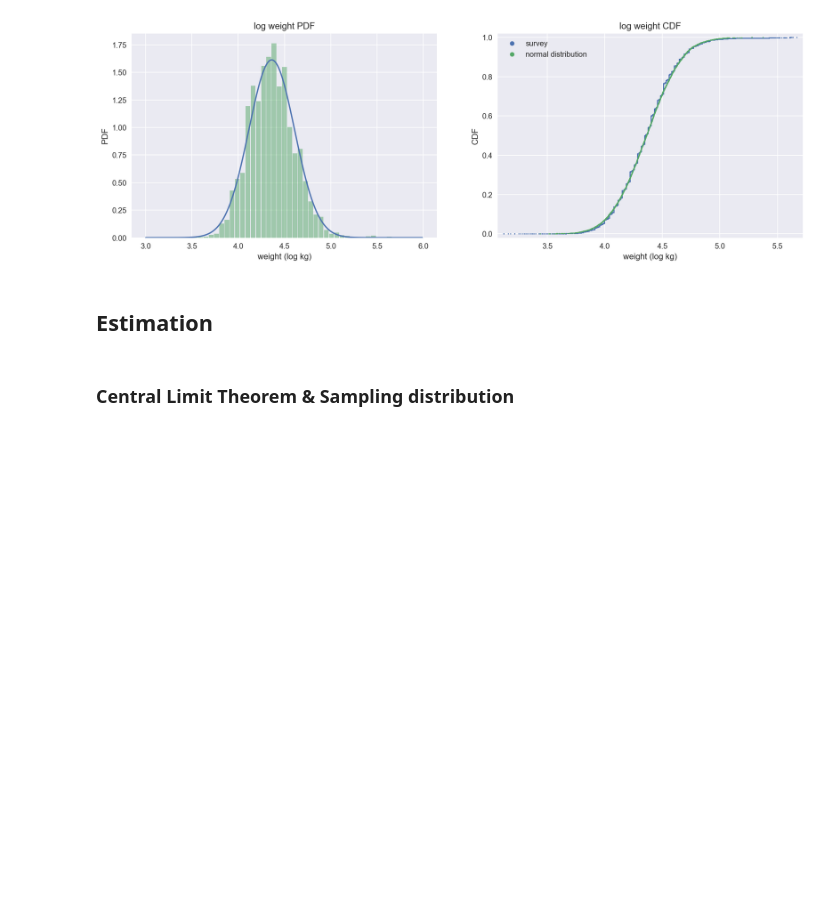
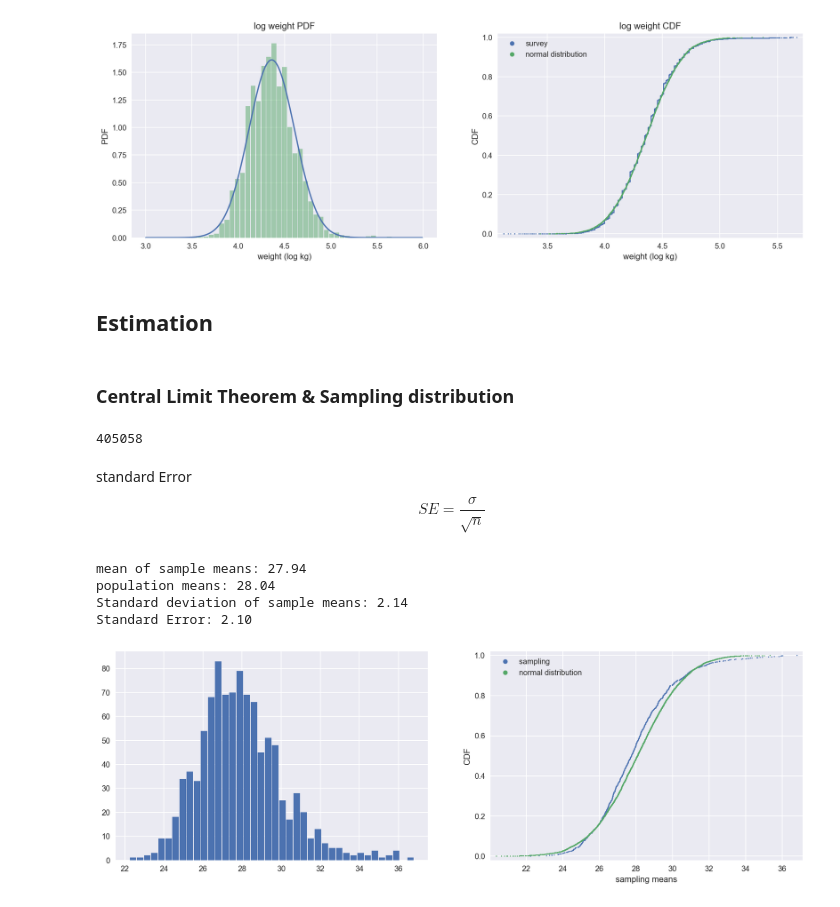
Before and after one commit to fishstar/Data-Analysis-Practice, a Jupyter notebook: Statistics/try.ipynb, the cells around one changed output. Drawn from its saved outputs; the diff is of its cells as text; code cells hidden in the pictures; blank space fills up the shorter version.

```diff
--- a/Statistics/try.ipynb
+++ b/Statistics/try.ipynb
@@ -186,7 +186,7 @@ skewness: -0.74
 # %%
 def ecdf(data):
     x = np.sort(data)
-    y = np.arange(1, len(x)+1) / float(len(x))
+    y = np.arange(1, len(x)+1) / len(x)
     return (x,y)
 
 def plot_ecdf(data, xlabel=None , ylabel='ECDF', label=None):
@@ -481,7 +481,7 @@ plt.show()
 # %%
 def ecdf(data):
     x = np.sort(data)
-    y = np.arange(1, len(x)+1) / float(len(x))
+    y = np.arange(1, len(x)+1) / len(x)
     return (x,y)
 
 def plot_ecdf(data, xlabel=None , ylabel='CDF', label=None):
@@ -588,3 +588,39 @@ plt.show()
 ## Estimation
 # %% [markdown]
 ### Central Limit Theorem  & Sampling distribution
+# %%
+bmi = df.bmi.dropna()
+len(bmi)
+# %% [output]
+405058
+# %% [markdown]
+standard Error
+$$ SE = \frac{\sigma}{\sqrt{n}} $$
+# %%
+def sampling_distribution(data, sample_size=20, bins=40):
+
+    sampling = [np.mean(np.random.choice(data, size=sample_size, replace=False)) for _ in range(1000)]
+
+    mu = np.mean(data)
+    se = np.std(data) / np.sqrt(sample_size)
+    print('mean of sample means: %.2f' % np.mean(sampling))
+    print('population means: %.2f' % mu)
+    print('Standard deviation of sample means: %.2f' % np.std(sampling))
+    print('Standard Error: %.2f' % se)
+
+    fig = plt.figure(figsize=(16,5))
+    p1 = fig.add_subplot(121)
+    plt.hist(sampling, bins=bins, rwidth=0.9)
+    p2 = fig.add_subplot(122)
+    plot_ecdf(sampling, xlabel='sampling means', label='sampling ')
+    sample = np.random.normal(mu, se, size=10000)
+    plot_ecdf(sample, xlabel='sampling means', label='normal distribution')
+    plt.show()
+# %%
+sampling_distribution(bmi, sample_size=10)
+# %% [output]
+mean of sample means: 27.94
+population means: 28.04
+Standard deviation of sample means: 2.14
+Standard Error: 2.10
+[figure, added]
```
Also changed, not shown: parts of 94 cells of this notebook.
